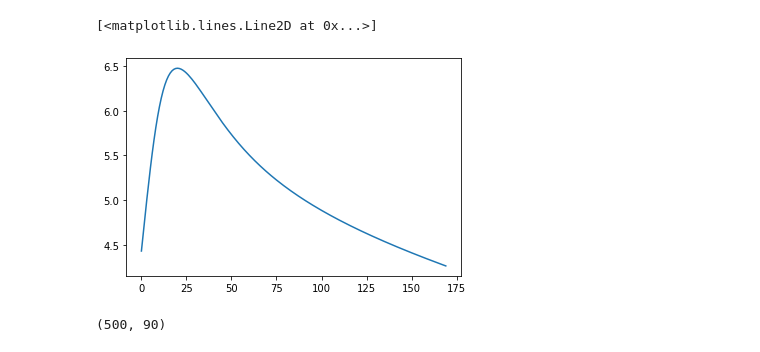
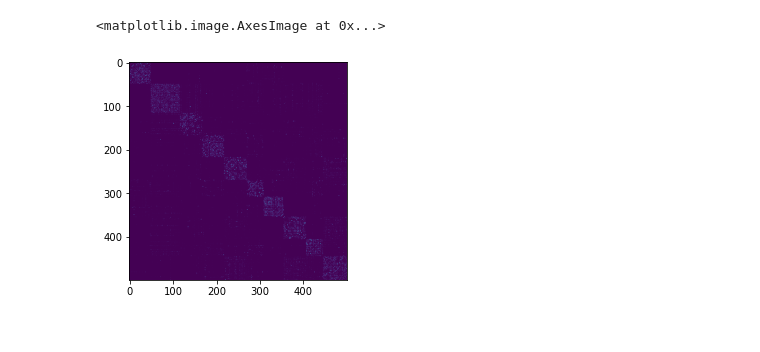
Before and after one commit to jku-vds-lab/paradime, a Jupyter notebook: playground.ipynb, the cells around one changed output. Drawn from its saved outputs; the diff is of its cells as text; code cells hidden in the pictures.

Commit message:
fix bugs in perplexity-based tf

```diff
--- a/playground.ipynb
+++ b/playground.ipynb
@@ -22,12 +22,14 @@ mnist = torchvision.datasets.MNIST(
 testdata = mnist.data.reshape(-1, 28*28) / 255.
 testdata = testdata[:500][np.argsort(mnist.targets[:500])]
 # %%
-diss = NeighborBased(90,
+diss = NeighborBased(
     verbose=True,
-    # transform=[
-    #     PerplexityBased(30, verbose=True),
-    #     Symmetrize('tsne')
-    # ]
+    transform=[
+        PerplexityBased(30, verbose=True),
+        Symmetrize('tsne'),
+        # NormalizeRows(),
+        Normalize()
+    ]
 )
 # %%
 foo = diss.compute_affinities(testdata)
@@ -72,13 +39,10 @@ ent = [ entropy(foo.diss[1][58, 1:], b) for b in np.arange(-2., 15., 0.1) ]
-# %%
-plt.plot(ent)
-# %% [output]
-[<matplotlib.lines.Line2D at 0x...>]
-[figure, removed]
+# %%
+myps = foo.diss.toarray()
+plt.imshow(myps)
+# %% [output]
+<matplotlib.image.AxesImage at 0x...>
+[figure, added]
 # %%
 import openTSNE
 # %%
 otp = openTSNE.affinity.PerplexityBasedNN(testdata, 30)
-# %%
-otp._PerplexityBasedNN__distances.shape
-# %% [output]
-(500, 90)
```
Also changed, not shown: parts of 15 cells of this notebook, 2 other files.
